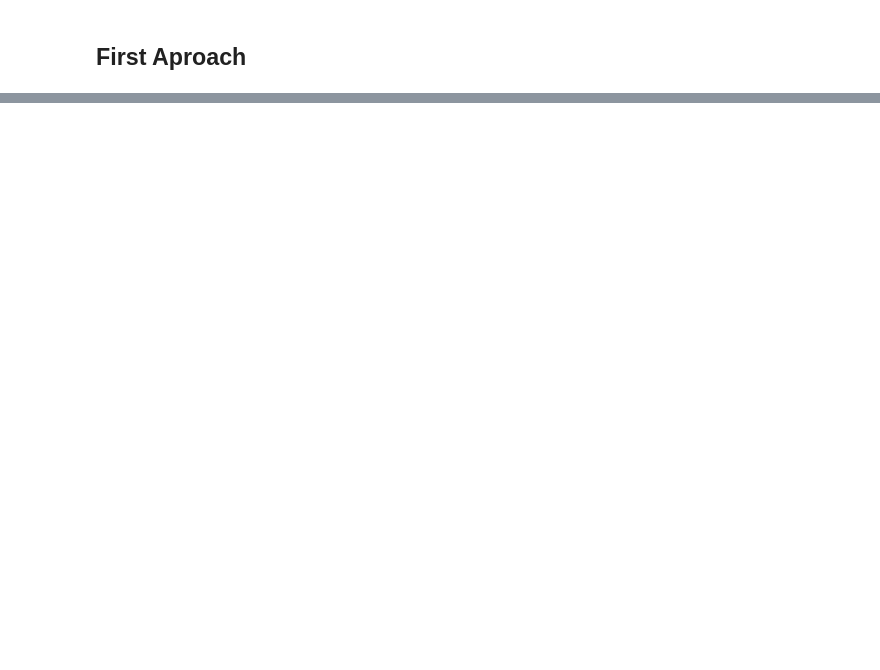
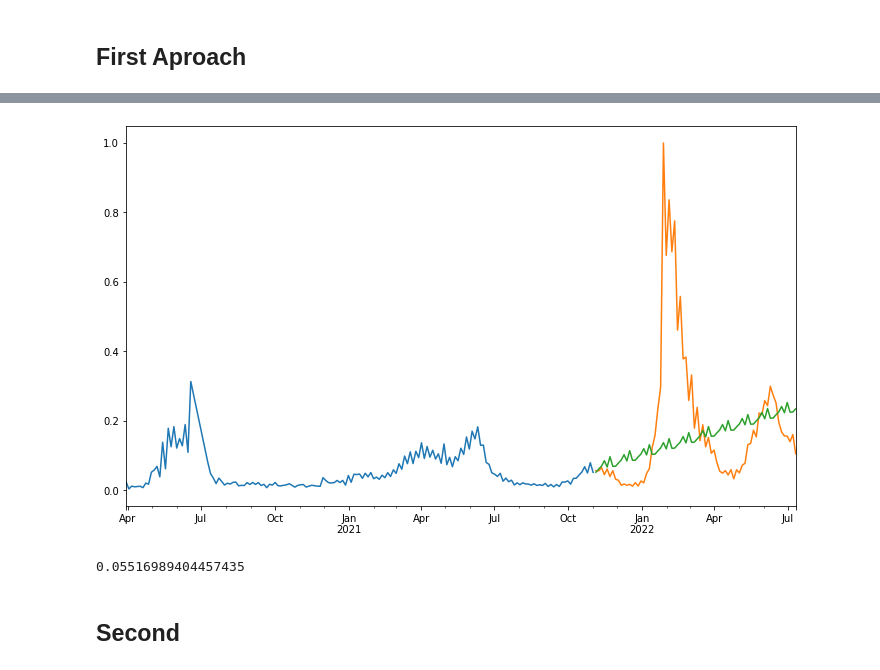
Before and after one commit to tanaxer01/mov-in-covid, a Jupyter notebook: index_calcs.ipynb, the cells around one changed output, grey strips where cells are left out. Drawn from its saved outputs; the diff is of its cells as text; code cells hidden in the pictures; blank space fills up the shorter version.

```diff
--- a/index_calcs.ipynb
+++ b/index_calcs.ipynb
@@ -165,3 +202,10 @@ df_weeks.head(1)
+# %%
+# cov_mod = cov_mod / cov_mod.max()
+# var_out = var_out / var_out.max()
+# paso_out = paso_out / paso_out.max()
+
+
+all = pd.concat([ cov_mod, var_out, paso_out ], axis=1).dropna()
 # %% [markdown]
 ## `Dif salida` VS `var_salidas`
 En general siguen las mismas tendencias, pero tienen una diferencia de 0.2 que no estoy seguro pq ocurre.
@@ -326,0 +316,4 @@ DatetimeIndex(['2020-03-25', '2020-04-01', '2020-04-08', '2020-04-15',
+# %%
+mod = SARIMAX(endo_train,exo=exo_train, order=(0,1,0), seasonal_order=(0, 1, 0, 7))
+res = mod.fit(method="powell")
+print("SARIMAX{}x{} - AIC:{}".format((0,1,0), (0,1,0,7),round(res.aic,2)))
@@ -356,0 +394,38 @@ exog contains inf or nans
+# %%
+from sklearn.metrics import mean_squared_error as MSE, r2_score, mean_absolute_percentage_error as MAPE
+from math import sqrt
+
+train_start = endo_train.head(1).index.to_series().iloc[0]
+train_end = endo_train.tail(1).index.to_series().iloc[0]
+
+test_start = endo_test.head(1).index.to_series().iloc[0]
+test_end = endo_test.tail(1).index.to_series().iloc[0]
+
+testend = test_end + timedelta(days=3.5)
+demo_start = endo_test.index.to_series().iloc[50]
+
+#pred_test = res.get_prediction(start=test_start,end=testend ,exog=exo_test)
+#err = 'Mean absolute percentage error: %.2f'% MAPE(endo_test, pred_test.predicted_mean) + \
+# '\nRoot mean squared error: %.2f'% sqrt(MSE(endo_test, pred_test.predicted_mean))
+
+pred = res.get_prediction(start=test_start,end=test_end,exog=exo_test)
+pred_ci = pred.conf_int()
+
+fig, ax = plt.subplots(figsize=(12,7))
+
+endo_train.plot(ax=ax)
+endo_test.loc[test_start:test_end].plot(ax=ax)
+
+pred.predicted_mean.plot(ax=ax)
+ci = pred_ci
+
+#ax.fill_between(ci.index, ci.iloc[:,0], ci.iloc[:,1], color='r', alpha=0.1)
+#plt.figtext(0.12, -0.06, err, ha="left",fontsize=15,va='center')
+plt.show()
+
+endo_test[ test_start + timedelta(days=3.5) ]
+# %% [output]
+[figure, added]
+0.05516989404457435
+# %% [markdown]
+## Second
```
Also changed, not shown: parts of 36 cells of this notebook.
